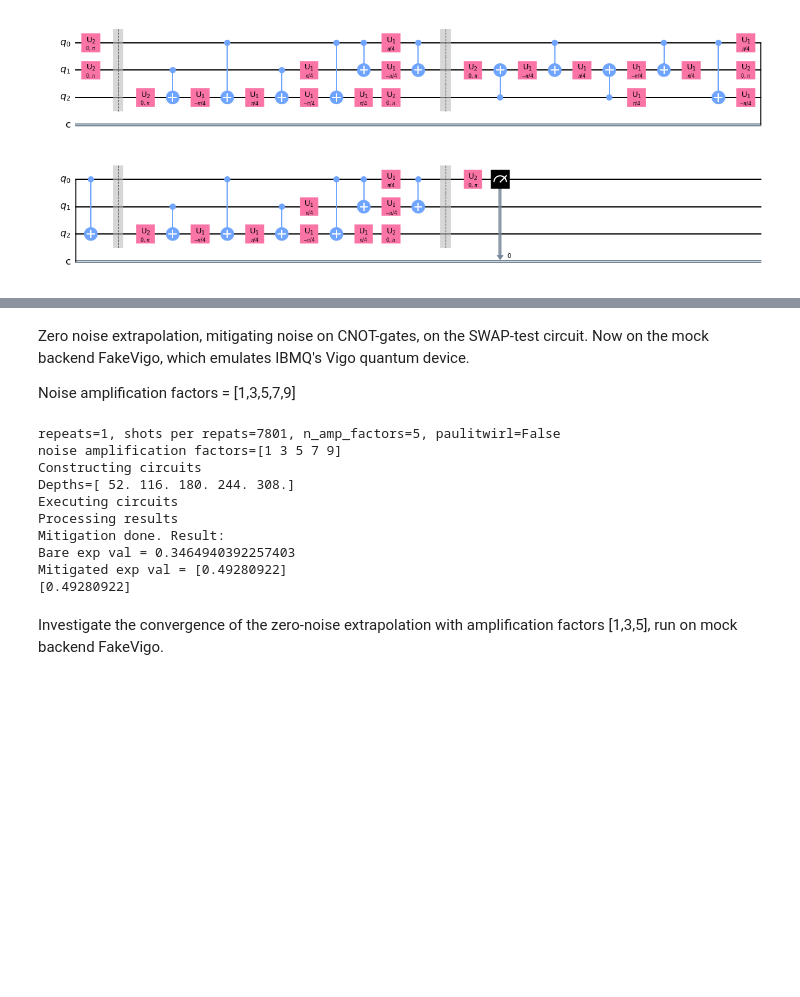
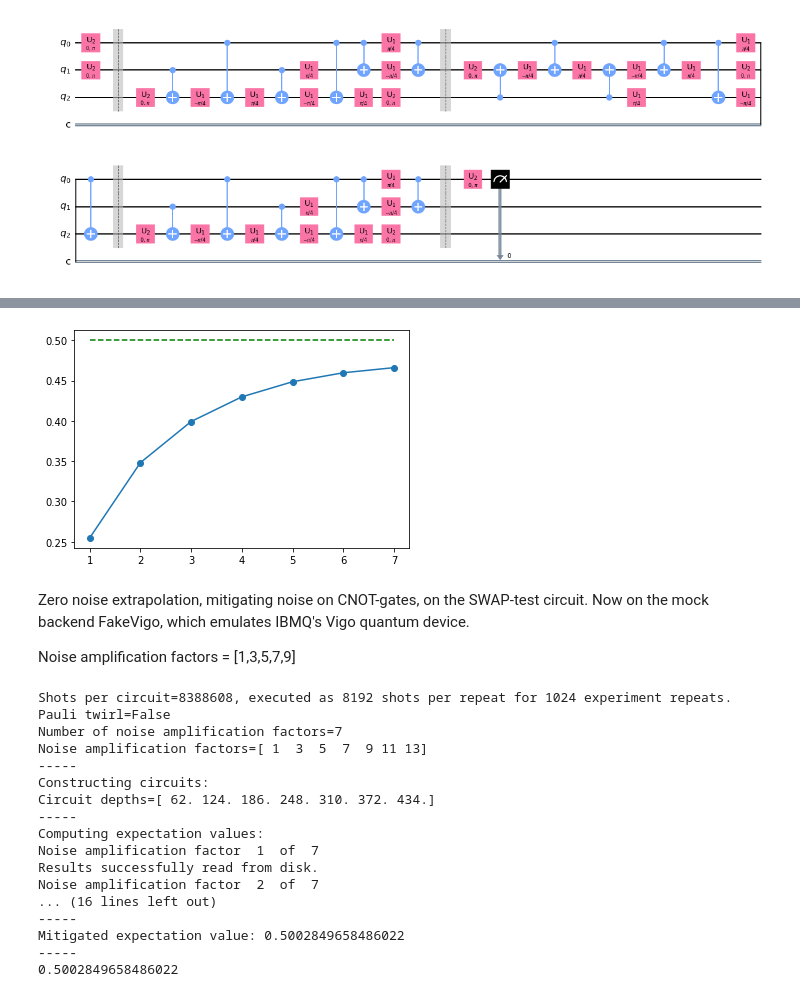
Before and after one commit to AndersHR/error_mitigation, a Jupyter notebook: 3qubit Swap-test.ipynb, the cells around one changed output, grey strips where cells are left out. Saved outputs shown, nothing was run; the diff lists cells and outputs as text; code cells hidden in the pictures; blank space fills up the shorter version.

```diff
--- a/3qubit Swap-test.ipynb
+++ b/3qubit Swap-test.ipynb
@@ -131,3 +220,23 @@ Mitigated exp val = [0.47114352]
+# %%
+n_amp_factors = qem.n_amp_factors
+noise_amplified_exp_vals = qem.noise_amplified_exp_vals
+noise_amplification_factors = qem.noise_amplification_factors
+
+mitigated_exp_vals = np.zeros(n_amp_factors)
+mitigated_exp_vals[0] = noise_amplified_exp_vals[0]
+
+for n in range(1, n_amp_factors):
+    mitigated_exp_vals[n] = Richardson_extrapolate(noise_amplified_exp_vals[0:n+1], noise_amplification_factors[0:n+1])[0]
+
+x = [i+1 for i in range(n_amp_factors)]
+ideal_exp_val = [0.5 for i in range(n_amp_factors)]
+
+plt.plot(x, ideal_exp_val, '--g')
+plt.plot(x, mitigated_exp_vals, '-o')
+
+plt.show()
+# %% [output]
+[figure, added]
 # %% [markdown]
 Zero noise extrapolation, mitigating noise on CNOT-gates, on the SWAP-test circuit. Now on the mock backend FakeVigo, which emulates IBMQ's Vigo quantum device.
 
@@ -135,23 +251,32 @@ Noise amplification factors = [1,3,5,7,9]
 # %%
-N_AMP_FACTORS = 5 # -> amplification_factors = [1,3,5,7,9]
-SHOTS = 20*8192
+N_AMP_FACTORS = 7 # -> amplification_factors = [1,3,5,7,9,11,13]
+SHOTS = 1024*8192
 
-qem = ZeroNoiseExtrapolation(qc=qc, exp_val_func=swaptest_exp_val_func, backend=mock_backend,
-                             n_amp_factors=N_AMP_FACTORS, shots=SHOTS)
+qc_transpiled = transpile(qc, athens_backend, optimization_level=3)
+
+qem = ZeroNoiseExtrapolation(qc=qc_transpiled, exp_val_func=swaptest_exp_val_func, backend=sim_backend,
+                             noise_model = NoiseModel.from_backend(athens_backend),
+                             n_amp_factors=N_AMP_FACTORS, shots=SHOTS,
+                             save_results=True, experiment_name="3qswaptest_ibmqathensnoisemodel")
 
 qem.mitigate(verbose=True)
 
 print(qem.result)
 # %% [output]
-repeats=1, shots per repats=7801, n_amp_factors=5, paulitwirl=False
-noise amplification factors=[1 3 5 7 9]
-Constructing circuits
-Depths=[ 52. 116. 180. 244. 308.]
-Executing circuits
-Processing results
-Mitigation done. Result:
-Bare exp val = 0.3464940392257403
-Mitigated exp val = [0.49280922]
-[0.49280922]
+Shots per circuit=8388608, executed as 8192 shots per repeat for 1024 experiment repeats.
+Pauli twirl=False
+Number of noise amplification factors=7
+Noise amplification factors=[ 1  3  5  7  9 11 13]
+-----
+Constructing circuits:
+Circuit depths=[ 62. 124. 186. 248. 310. 372. 434.]
+-----
+Computing expectation values:
+Noise amplification factor  1  of  7
+Results successfully read from disk.
+Noise amplification factor  2  of  7
+... (16 lines left out)
+-----
+Mitigated expectation value: 0.5002849658486022
+-----
+0.5002849658486022
-# %% [markdown]
-Investigate the convergence of the zero-noise extrapolation with amplification factors [1,3,5], run on mock backend FakeVigo.
```
Also changed, not shown: parts of 18 cells of this notebook, 43 other files.
